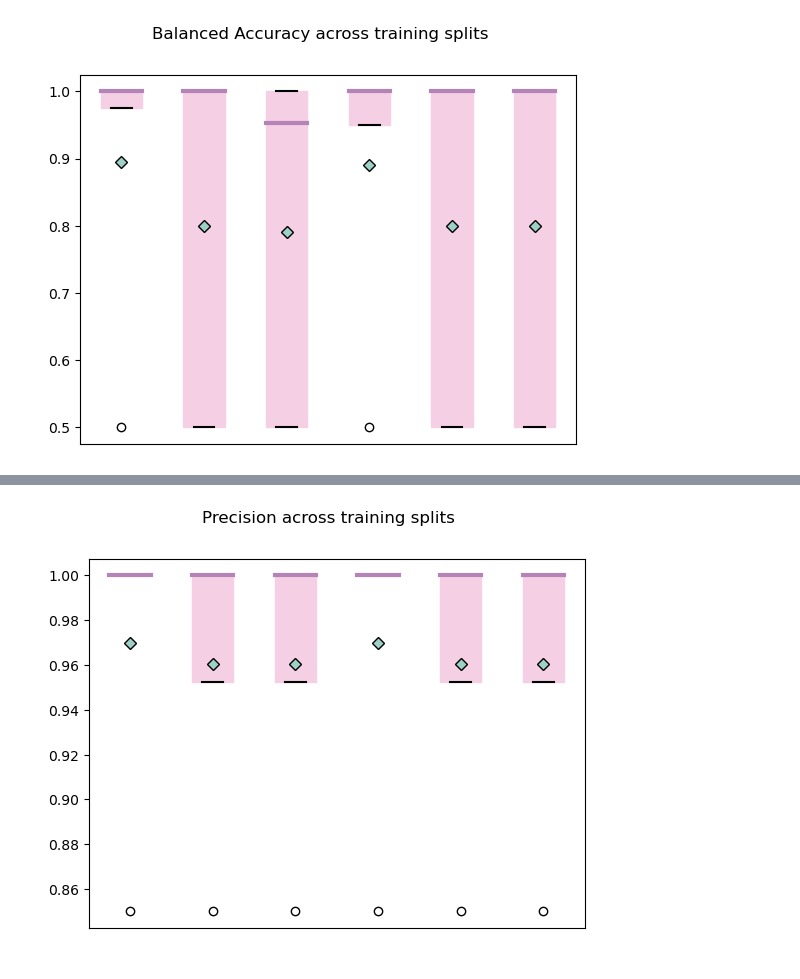
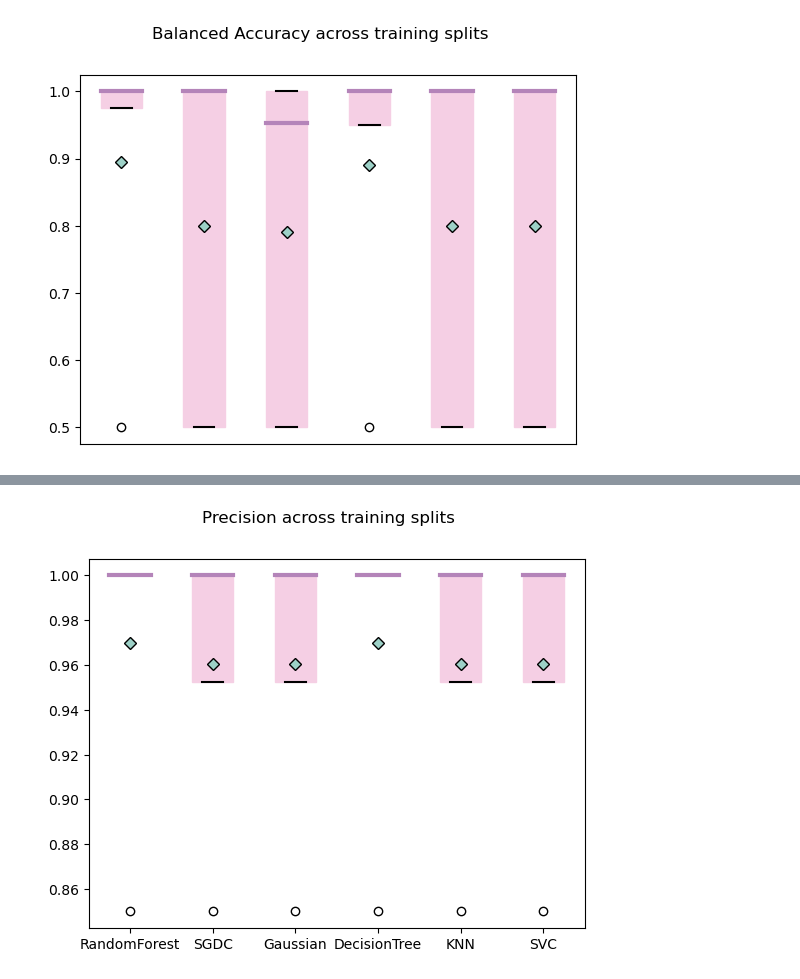
Before and after one commit to judebcampbell/ICSNetworkIDSBuilder, a Jupyter notebook: meaningfulGraphs.ipynb, the cells around one changed output, grey strips where cells are left out. Saved outputs shown, nothing was run; the diff lists cells and outputs as text; code cells hidden in the pictures.

```diff
--- a/meaningfulGraphs.ipynb
+++ b/meaningfulGraphs.ipynb
@@ -173,32 +173,32 @@ plt.show()
 # %%
 ordered = []
 
 for i in range(len(prec[0])):
 	row = []
 	for j in range(len(prec)):
 		row.append(prec[j][i])
 	ordered.append(row)
 
 columns = []
 for i in range(len(tn)):
 	columns.append(tn[i])
 
 df =  pd.DataFrame(ordered, columns=columns)
 
 boxprops = dict(linestyle='-', linewidth=1, color='#F5CFE4', facecolor= '#F5CFE4')
 whiskerprops = {"color": '#B484B9', "linewidth": 2, "linestyle": '--'}
 capprops={"color": 'k',  "linewidth": 1.5}
 medianprops = {"color": "#B484B9", "linewidth": 3}
 meanprops = dict(marker='D', markeredgecolor='black',  markerfacecolor='#9DD1C7')
 
 fig, axs = plt.subplots(1)
 fig.suptitle("Precision across training splits")
 axs.boxplot(df,patch_artist=True,boxprops = boxprops, whiskerprops=whiskerprops, capprops=capprops,  medianprops=medianprops, meanprops=meanprops, showmeans=True)
 axs.set_xticklabels(tn)
-axs.set_xticks([])
+#axs.set_xticks([])
 plt.show()
 # %% [output]
-[figure, old version]
+[figure, new version]
 # %%
 ordered = []
 
```
Also changed, not shown: parts of 10 cells of this notebook, 9 other files.
